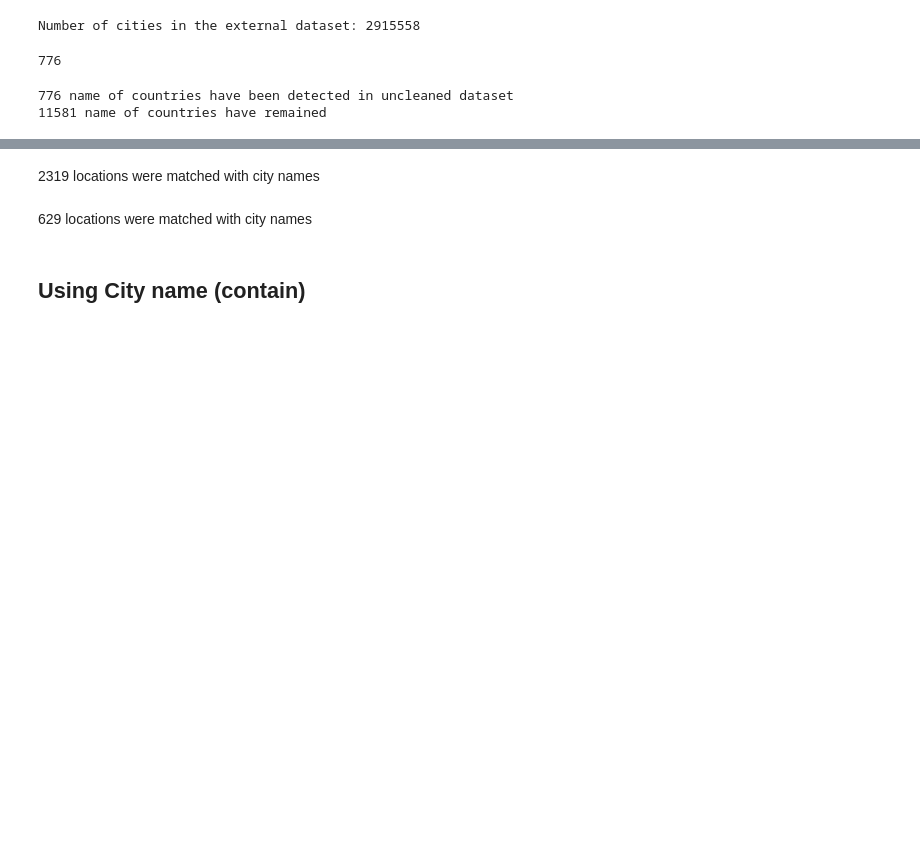
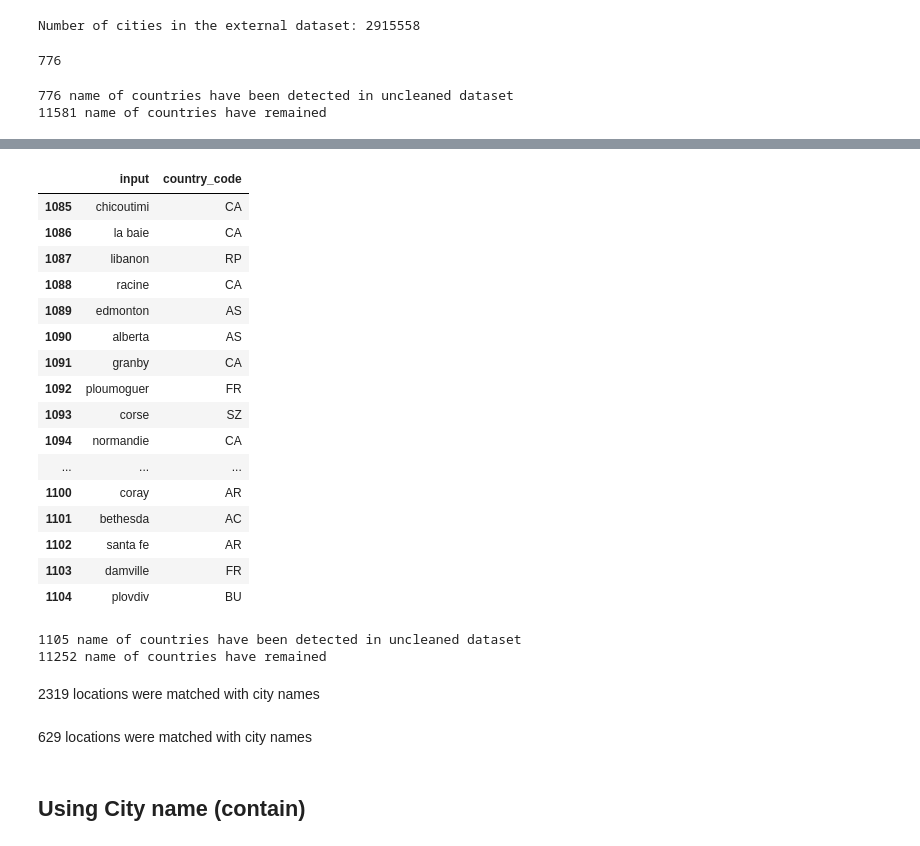
Before and after one commit to MrymZakani/ADA, a Jupyter notebook: cleaning_countries.ipynb, the cells around one changed output, grey strips where cells are left out. Drawn from its saved outputs; the diff is of its cells as text; code cells hidden in the pictures; blank space fills up the shorter version.

Commit message:
Do cleaning

```diff
--- a/cleaning_countries.ipynb
+++ b/cleaning_countries.ipynb
@@ -375,3 +395,28 @@ seen
+# %%
+map_countries.tail(20)
+# %% [output]
+|  | input | country_code |
+| 1085 | chicoutimi | CA |
+| 1086 | la baie | CA |
+| 1087 | libanon | RP |
+| 1088 | racine | CA |
+| 1089 | edmonton | AS |
+| 1090 | alberta | AS |
+| 1091 | granby | CA |
+| 1092 | ploumoguer | FR |
+| 1093 | corse | SZ |
+| 1094 | normandie | CA |
+| ... | ... | ... |
+| 1100 | coray | AR |
+| 1101 | bethesda | AC |
+| 1102 | santa fe | AR |
+| 1103 | damville | FR |
+| 1104 | plovdiv | BU |
+# %%
+print_cleaning_status()
+# %% [output]
+1105 name of countries have been detected in uncleaned dataset
+11252 name of countries have remained
 # %% [markdown]
 2319 locations were matched with city names
 # %% [markdown]
```
Also changed, not shown: parts of 4 cells of this notebook, 1 other file.
